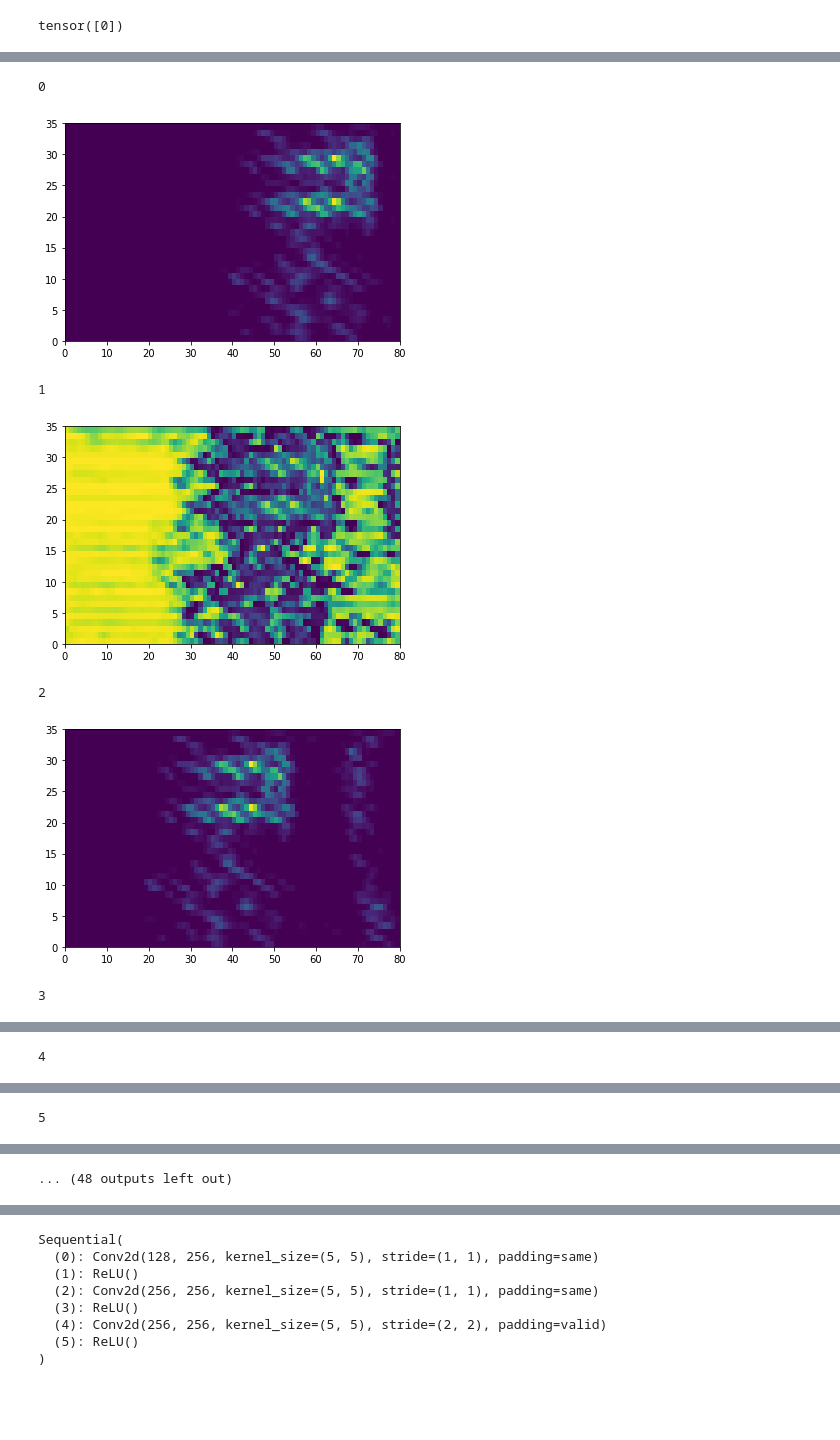
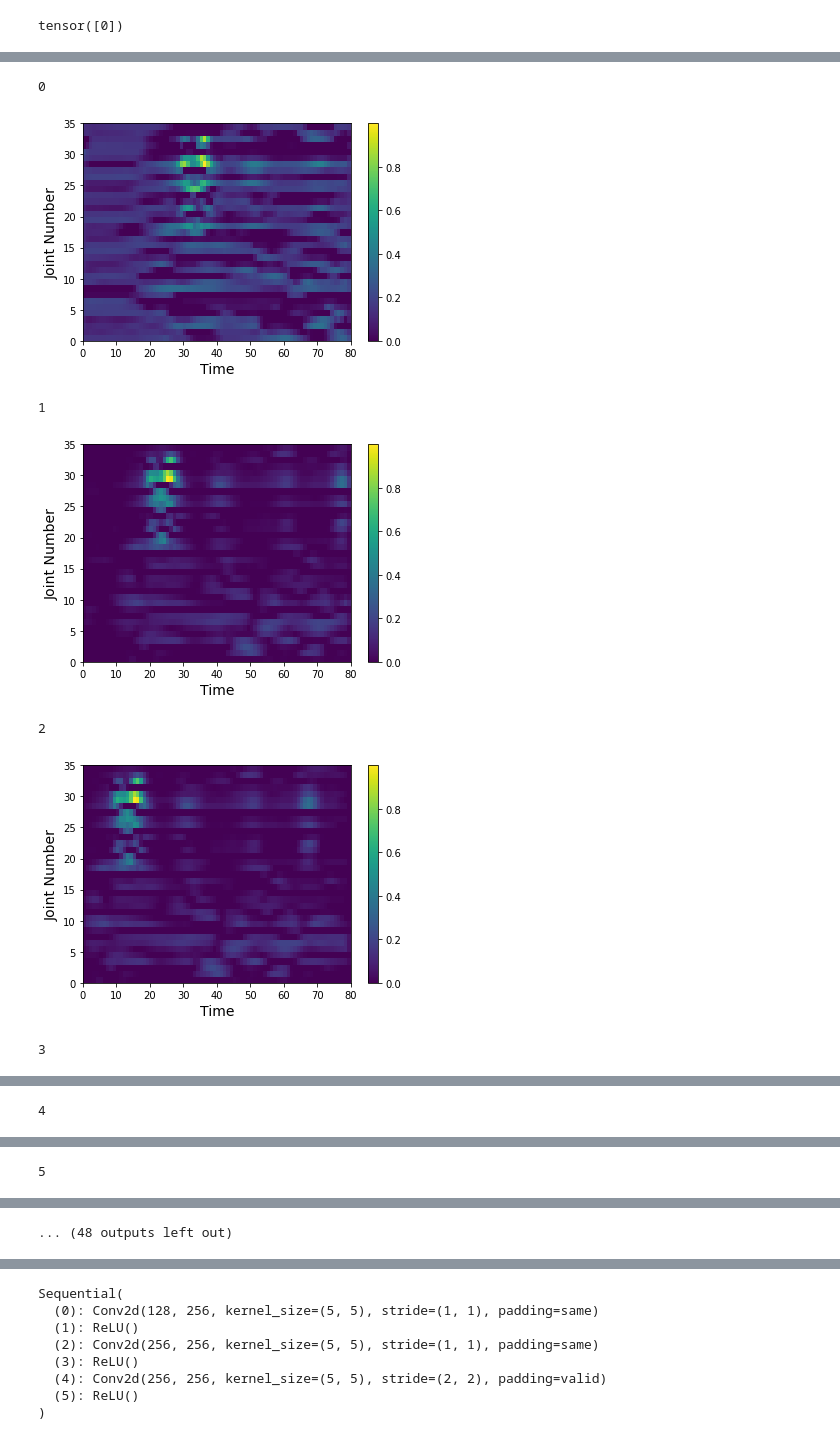
Before and after one commit to childtoy/MotionReasoning, a Jupyter notebook: MoCAM/CAM3D.ipynb, the cells around one changed output, grey strips where cells are left out. Cells and saved outputs as stored; diff of their text form; code cells hidden in the pictures; blank space fills up the shorter version.

```diff
--- a/MoCAM/CAM3D.ipynb
+++ b/MoCAM/CAM3D.ipynb
@@ -32,7 +32,7 @@ device = torch.device("cpu")
 parser = argparse.ArgumentParser()
 project='runs/train'
 weight='latest'
-exp_name='exp148'
+exp_name='exp150'
 data_path='/home/taehyun/workspace/childtoy/MotionReasoning/dataset/mocap_emotion_rig'
 window=80
 batch_size=30
@@ -54,7 +54,7 @@ print(f"Loaded weight: {weight_path}")
 
 # Load LAFAN Dataset
 Path(processed_data_dir).mkdir(parents=True, exist_ok=True)
-emotion_dataset = EmotionDataset(data_dir=data_path, processed_data_dir=processed_data_dir, train=True, device=device, window=window)
+emotion_dataset = EmotionDataset(data_dir=data_path, processed_data_dir=processed_data_dir, train=False, device=device, window=window)
 emotion_data_loader = DataLoader(emotion_dataset, batch_size=batch_size, shuffle=False, num_workers=0)
 n_classes = 7
 input_channels = 3
@@ -77,7 +77,7 @@ q_vel = origin_data["q_vel"].to(device)
 q_acc = origin_data["q_acc"].to(device)
 labels = origin_data["labels"].to(device)
 data = torch.cat([local_q, q_vel, q_acc], axis=2)
-data = torch.cat([local_q.unsqueeze(3), q_vel.unsqueeze(3), q_acc.unsqueeze(3)], axis=3)
+data = torch.cat([local_q.unsqueeze(3), local_q.unsqueeze(3), local_q.unsqueeze(3)], axis=3)
 data = data.permute(0,3,2,1)
 output = model(data)
 
@@ -339,14 +360,17 @@ grayscale_cam = cam(data, targets=None)
 # %%
 import matplotlib.pyplot as plt
 for i in range(30):
     print(i)
     plt.pcolor(grayscale_cam[i,:])
+    plt.xlabel('Time', fontsize=14)
+    plt.ylabel('Joint Number', fontsize=14)
+    plt.colorbar()
     plt.show()
 # %% [output]
 0
-[figure, old version]
+[figure, new version]
 1
-[figure, old version]
+[figure, new version]
 2
-[figure, old version]
+[figure, new version]
 3
```
Also changed, not shown: parts of 4 cells of this notebook, 30 other files.
